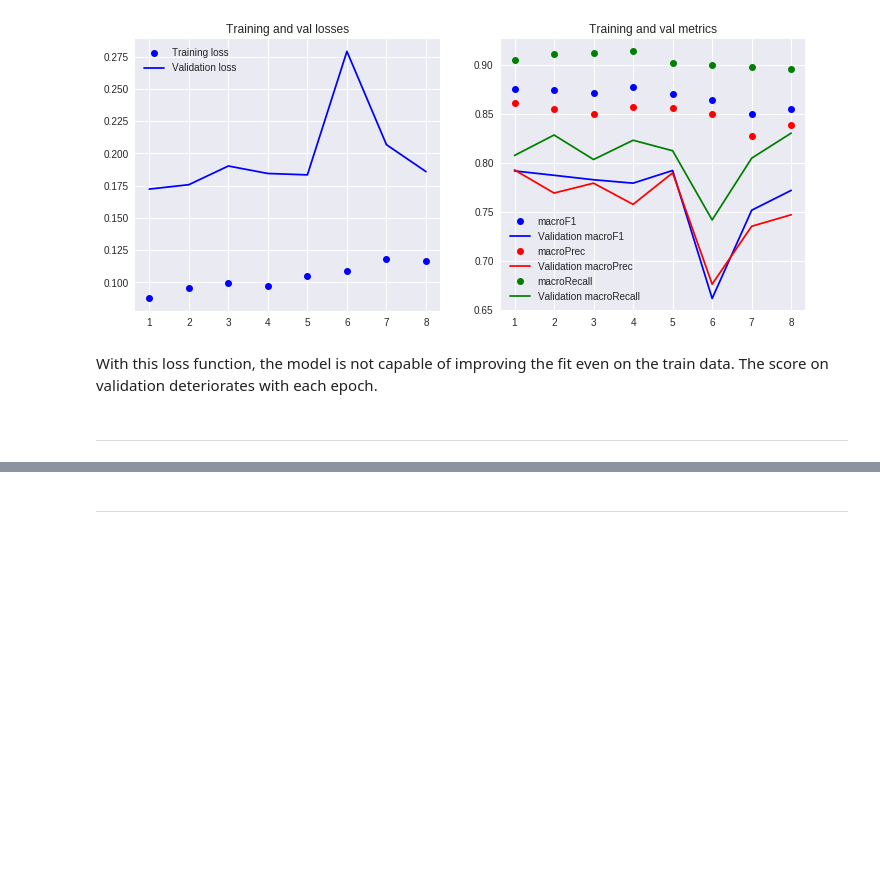
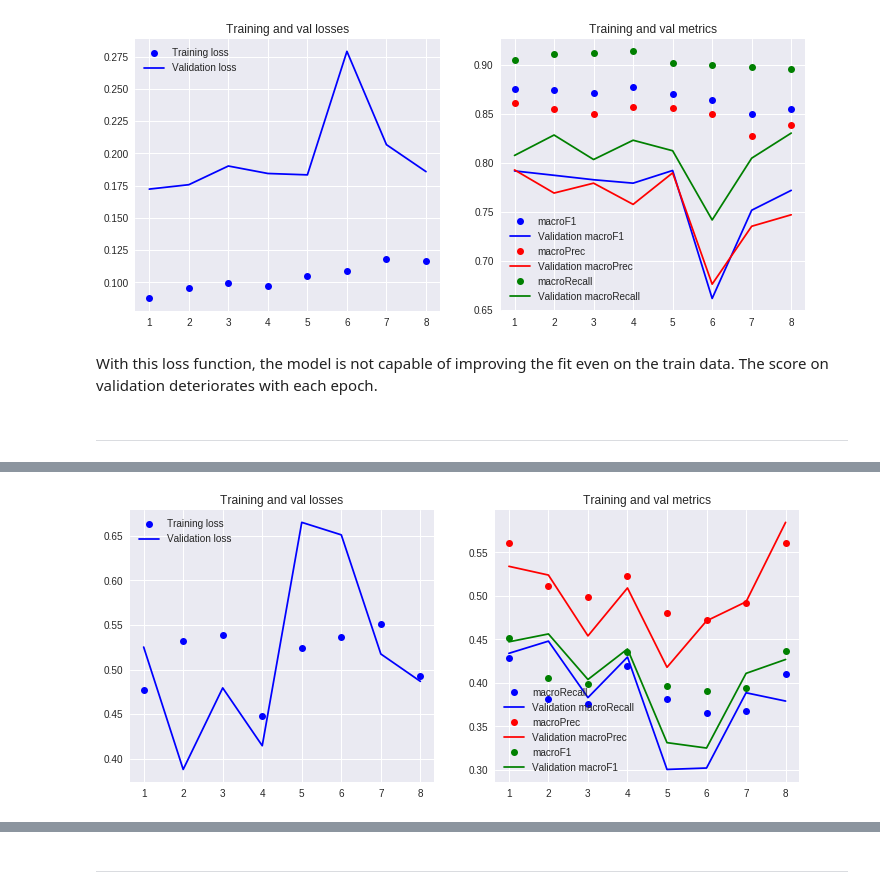
Before and after one commit to olszewskip/ArXiv_Classifier, a Jupyter notebook: keras_four_architectures.ipynb, the cells around one changed output, grey strips where cells are left out. Saved outputs shown, nothing was run; the diff lists cells and outputs as text; code cells hidden in the pictures; blank space fills up the shorter version.

```diff
--- a/keras_four_architectures.ipynb
+++ b/keras_four_architectures.ipynb
@@ -622,0 +649,3 @@ model_3a.fit()
+# %%
+model_3a.plot(from_file=True)
+# %% [output]
@@ -622,0 +653 @@ model_3a.fit()
+[figure, added]
```
Also changed, not shown: parts of 15 cells of this notebook.
